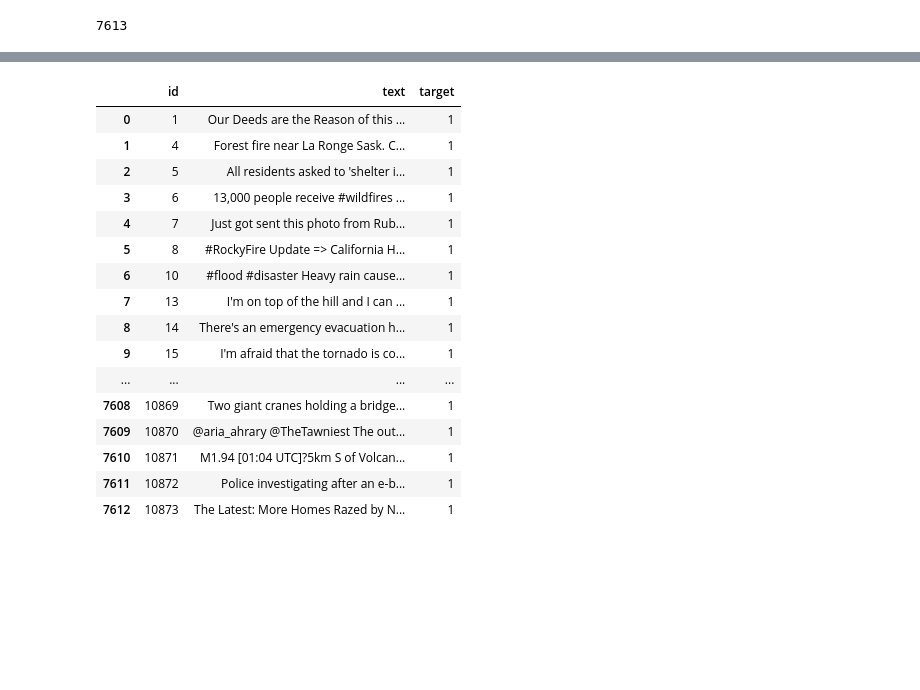
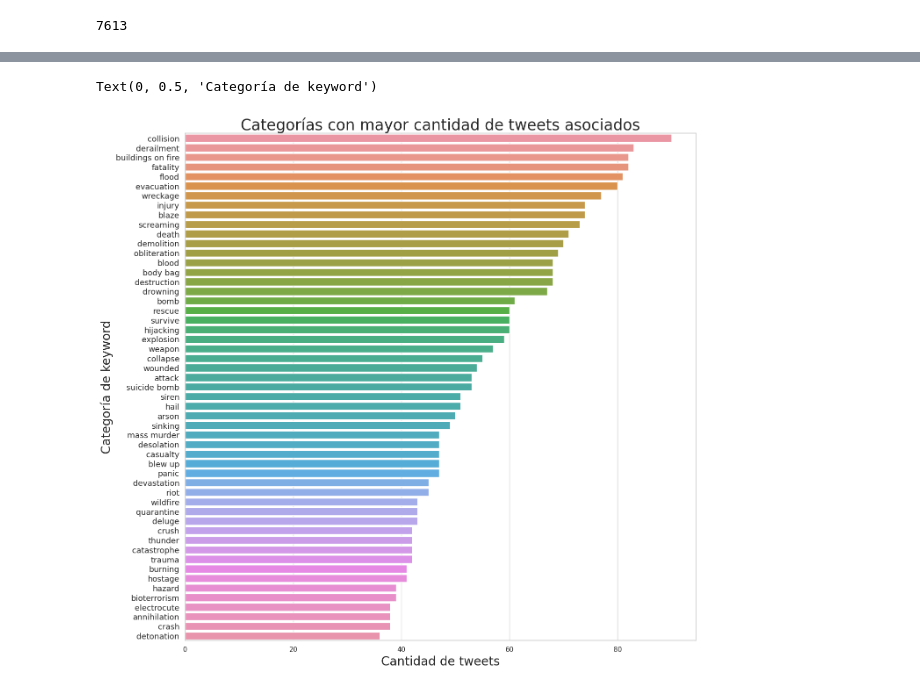
Before and after one commit to ZoraidaF/Cuarendata, a Jupyter notebook: Analisis Exploratorio (Ana).ipynb, the cells around one changed output, grey strips where cells are left out. Saved outputs shown, nothing was run; the diff lists cells and outputs as text; code cells hidden in the pictures; blank space fills up the shorter version.

```diff
--- a/Analisis Exploratorio (Ana).ipynb
+++ b/Analisis Exploratorio (Ana).ipynb
@@ -189,25 +184,18 @@ main_keyword_categories_count.plot(kind='bar', figsize=(18,10))
-# %%
-# Armamos un DataFrame con aquellos tweets que tienen el campo keyword en blanco
-empty_keywords=tweets.loc[tweets['keyword'].isna()==True]
-empty_keywords_df=empty_keywords.loc[:,['id','text','target']]
-pd.set_option("display.max_colwidth", None)
-# pd.set_option("display.max_rows", None, "display.max_columns", None)
-empty_keywords_df
-# %% [output]
-|  | id | text | target |
-| 0 | 1 | Our Deeds are the Reason of this ... | 1 |
-| 1 | 4 | Forest fire near La Ronge Sask. C... | 1 |
-| 2 | 5 | All residents asked to 'shelter i... | 1 |
-| 3 | 6 | 13,000 people receive #wildfires ... | 1 |
-| 4 | 7 | Just got sent this photo from Rub... | 1 |
-| 5 | 8 | #RockyFire Update => California H... | 1 |
-| 6 | 10 | #flood #disaster Heavy rain cause... | 1 |
-| 7 | 13 | I'm on top of the hill and I can ... | 1 |
-| 8 | 14 | There's an emergency evacuation h... | 1 |
-| 9 | 15 | I'm afraid that the tornado is co... | 1 |
-| ... | ... | ... | ... |
-| 7608 | 10869 | Two giant cranes holding a bridge... | 1 |
-| 7609 | 10870 | @aria_ahrary @TheTawniest The out... | 1 |
-| 7610 | 10871 | M1.94 [01:04 UTC]?5km S of Volcan... | 1 |
-| 7611 | 10872 | Police investigating after an e-b... | 1 |
-| 7612 | 10873 | The Latest: More Homes Razed by N... | 1 |
+# %%
+# Categorías con mayor cantidad de tweets asociados
+# Consideramos aquellas que tienen una cantidad de tweets superior al promedio general de tweets por categoría
+
+main_keyword_categories_count = tweets['keyword_category'].value_counts()
+main_keyword_categories_count = \
+main_keyword_categories_count[main_keyword_categories_count > main_keyword_categories_count.mean()]
+plt.figure(figsize=(15,15))
+plt.yticks(fontsize=13)
+
+main_keyword_categories_count_plot = sns.barplot(x=main_keyword_categories_count.values, \
+                                                 y=main_keyword_categories_count.index, orient='h')
+main_keyword_categories_count_plot.set_title("Categorías con mayor cantidad de tweets asociados", fontsize=25)
+main_keyword_categories_count_plot.set_xlabel("Cantidad de tweets", fontsize=20)
+main_keyword_categories_count_plot.set_ylabel("Categoría de keyword", fontsize=20)
+# %% [output]
+Text(0, 0.5, 'Categoría de keyword')
+[figure, added]
```
Also changed, not shown: parts of 11 cells of this notebook.
